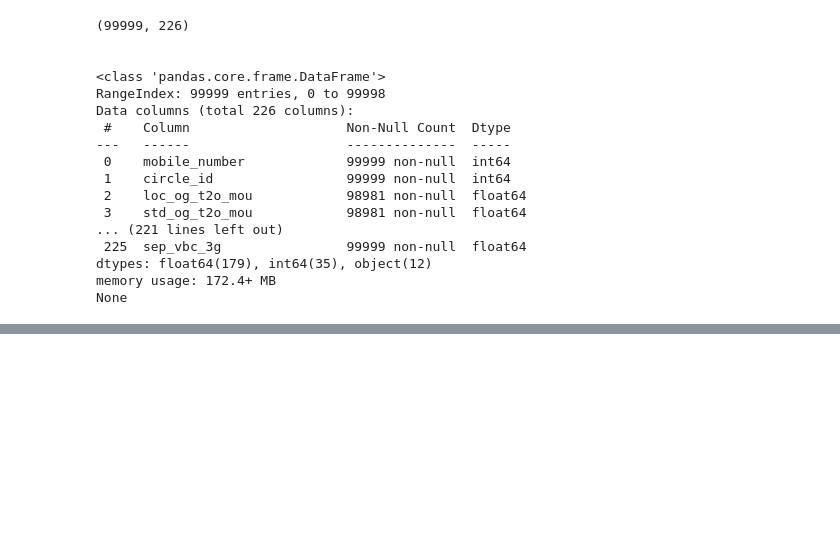
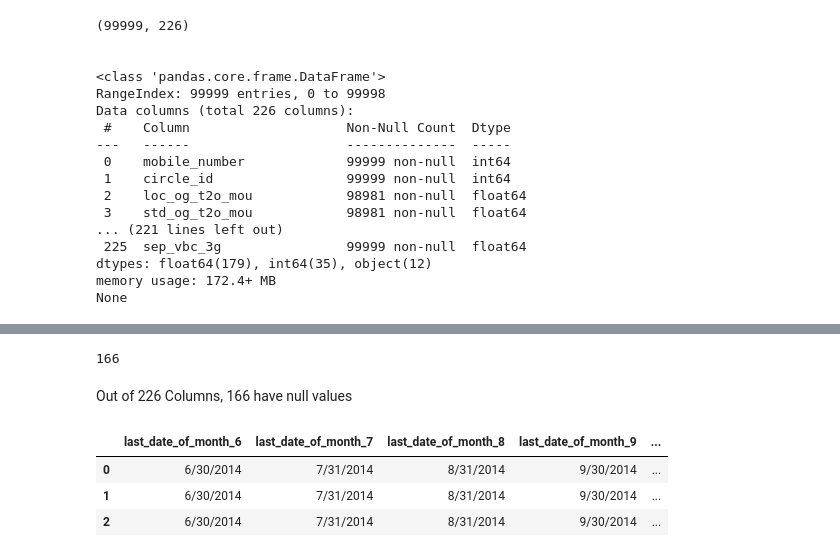
Before and after one commit to arduinto/SEATelChurn, a Jupyter notebook: TelChurnSEA.ipynb, the cells around one changed output, grey strips where cells are left out. Saved outputs shown, nothing was run; the diff lists cells and outputs as text; code cells hidden in the pictures; blank space fills up the shorter version.

```diff
--- a/TelChurnSEA.ipynb
+++ b/TelChurnSEA.ipynb
@@ -113,4 +113 @@ def calnullpercentage(df):
     return missing
-# %%
-pd.set_option('display.precision', None)
-calnullpercentage(telecom)
@@ -119,0 +134,13 @@ TypeError: unsupported format string passed to NoneType.__format__
+# %%
+len(calnullpercentage(telecom))
+# %% [output]
+166
+# %% [markdown]
+Out of 226 Columns, 166 have null values
+# %%
+telecom.select_dtypes(include='object').head(3)
+# %% [output]
+|  | last_date_of_month_6 | last_date_of_month_7 | last_date_of_month_8 | last_date_of_month_9 | ... |
+| 0 | 6/30/2014 | 7/31/2014 | 8/31/2014 | 9/30/2014 | ... |
+| 1 | 6/30/2014 | 7/31/2014 | 8/31/2014 | 9/30/2014 | ... |
+| 2 | 6/30/2014 | 7/31/2014 | 8/31/2014 | 9/30/2014 | ... |
```
Also changed, not shown: parts of 5 cells of this notebook.
